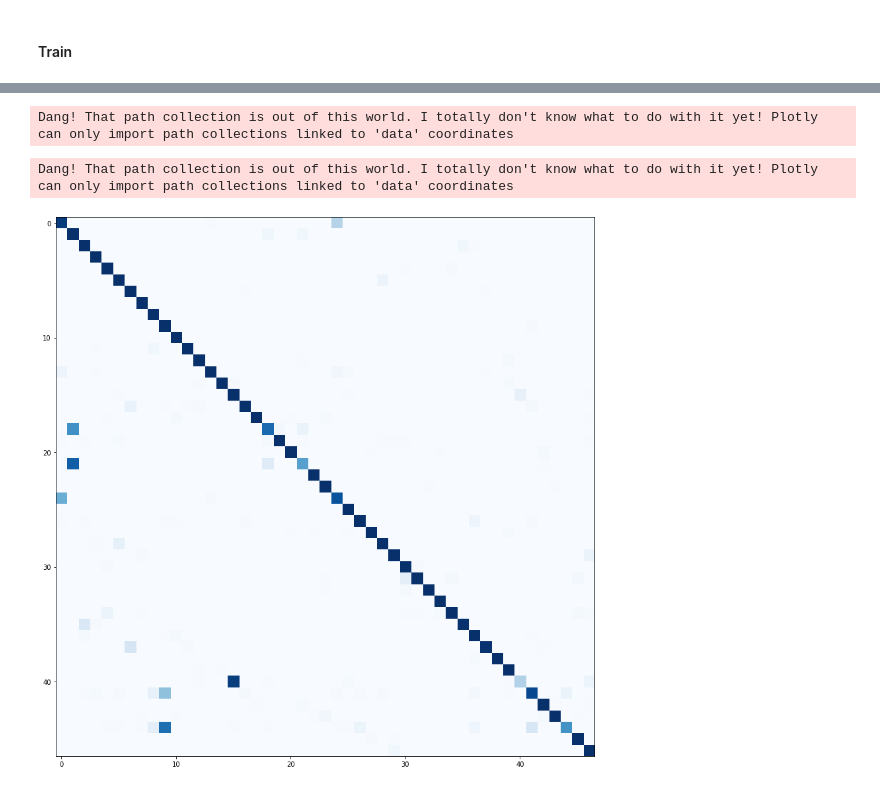
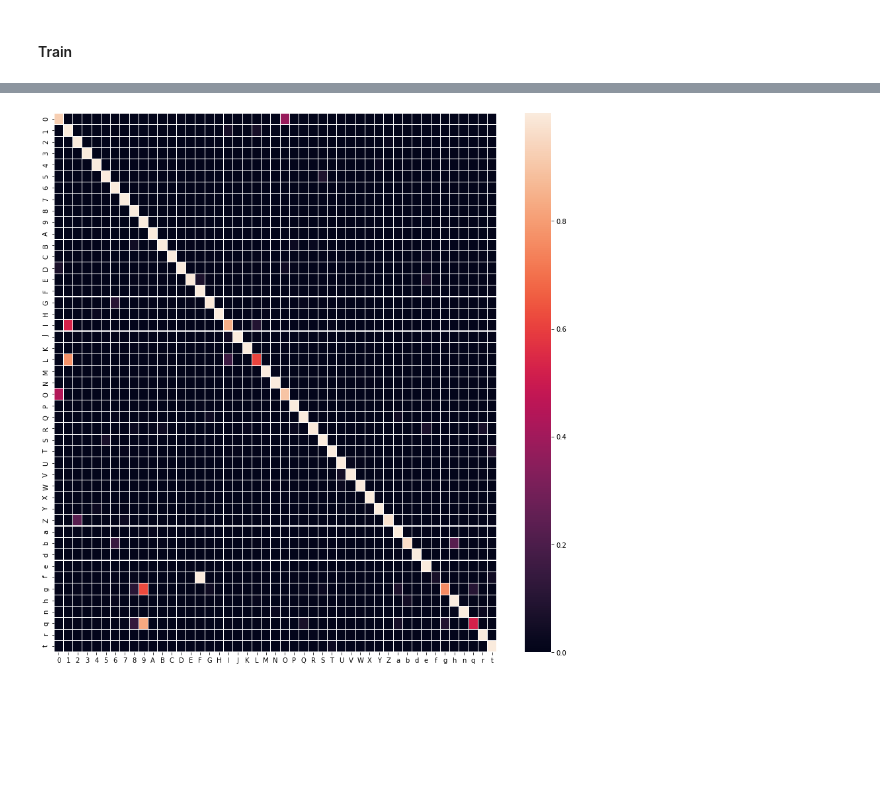
Before and after one commit to wandb/awesome-dl-projects, a Jupyter notebook: ml-tutorial/EMNIST_CNN_Classification.ipynb, the cells around one changed output, grey strips where cells are left out. Drawn from its saved outputs; the diff is of its cells as text; code cells hidden in the pictures; blank space fills up the shorter version.

Commit message:
cnn model

```diff
--- a/ml-tutorial/EMNIST_CNN_Classification.ipynb
+++ b/ml-tutorial/EMNIST_CNN_Classification.ipynb
@@ -132,12 +137,13 @@ for n in range(25):
 def CNNModel():
   inputs = Input(shape=(28,28,1))
   x = Conv2D(32, (3,3), activation='relu')(inputs)
-  x = MaxPooling2D()(x)
+  x = MaxPooling2D(pool_size=2)(x)
   x = Conv2D(64, (3,3), activation='relu')(x)
-  x = MaxPooling2D()(x)
-  # x = Conv2D(32, (3,3), activation='relu')(x)
+  x = MaxPooling2D(pool_size=2)(x)
+  x = Conv2D(64, (3,3), activation='relu')(x)
+  x = MaxPooling2D(pool_size=2)(x)
   x = Flatten()(x)
-  x = Dense(96, activation='relu')(x)
+  # x = Dense(96, activation='relu')(x)
   outputs = Dense(len(LABELS), activation='softmax')(x)
 
   return Model(inputs=inputs, outputs=outputs)
@@ -171,9 +177,11 @@ early_stopper = tf.keras.callbacks.EarlyStopping(
 )
 # %% [markdown]
 #### Train
+# %%
+val_images, val_labels = next(iter(testloader))
 # %%
 # initialize wandb run
-wandb.init(entity='wandb', project='emnist-classification')
+wandb.init(entity='wandb', project='emnist')
 
 # hyperparameters
 config = wandb.config
@@ -188,13 +196,17 @@ model = CNNModel()
 optimizer = tf.keras.optimizers.Adam(learning_rate=config.learning_rate)
 
 # compile
-model.compile(optimizer, 'sparse_categorical_crossentropy', metrics=['acc'])
+model.compile(optimizer, 'categorical_crossentropy', metrics=['acc'])
 
 # train
 model.fit(trainloader,
           epochs=config.epochs,
           validation_data=testloader,
-          callbacks=[WandbCallback(),
+          callbacks=[WandbCallback(monitor='val_loss',
+                                   save_model=True,
+                                   data_type='image',
+                                   training_data=(val_images, val_labels),
+                                   labels=LABELS),
                      early_stopper])
 # %% [output]
 Logging results to Weights & Biases (Documentation).
@@ -221,17 +232,17 @@ Epoch 9/70
 <tensorflow.python.keras.callbacks.History at 0x...>
 # %%
-def plot_confusion_matrix(dataloader):
+def plot_confusion_matrix():
   y_test = []
   y_preds = []
-  for imgs, labels in tqdm(dataloader):
-      y_test.extend(labels.numpy())
+  for imgs, labels in tqdm(testloader):
+      y_test.extend(np.argmax(labels, axis=1))
       y_pred = model.predict(imgs)
       y_preds.extend(np.argmax(y_pred, axis=1))
 
   cm = confusion_matrix(y_true = y_test, y_pred = y_preds)
   cm_normalize = normalize(cm, axis=1)
 
-  fig = plt.figure(figsize=(15,15));
+  plt.figure(figsize=(15,15));
   sns.heatmap(cm_normalize, annot=False, xticklabels=LABELS, yticklabels=LABELS, linewidths=.1);
 
-  return fig
+  plt.savefig('confusion_matrix.png', bbox_inches='tight')
@@ -245,24 +249,4 @@ Dang! That path collection is out of this world. I totally don't know what to do
-# %%
-y_test = []
-y_preds = []
-for imgs, labels in tqdm(testloader):
-    y_test.extend(labels.numpy())
-    y_pred = model.predict(imgs)
-    y_preds.extend(np.argmax(y_pred, axis=1))
-
-cm = confusion_matrix(y_true = y_test, y_pred = y_preds)
-cm_normalize = normalize(cm, axis=1)
-# %% [output]
-Dang! That path collection is out of this world. I totally don't know what to do with it yet! Plotly can only import path collections linked to 'data' coordinates
-# %%
-plt.figure(figsize=(15,15));
-sns.heatmap(cm_normalize, annot=False, xticklabels=LABELS, yticklabels=LABELS, linewidths=.1);
-wandb.log({'confusion': plt})
-# %% [output]
-Dang! That path collection is out of this world. I totally don't know what to do with it yet! Plotly can only import path collections linked to 'data' coordinates
-# %%
-plt.figure(figsize=(15,15));
-plt.imshow(cm_normalize, cmap='Blues')
-wandb.log({'cm': plt})
-# %% [output]
-[figure, removed]
+# %%
+plot_confusion_matrix()
+# %% [output]
+[figure, added]
```
Also changed, not shown: parts of 9 cells of this notebook.
